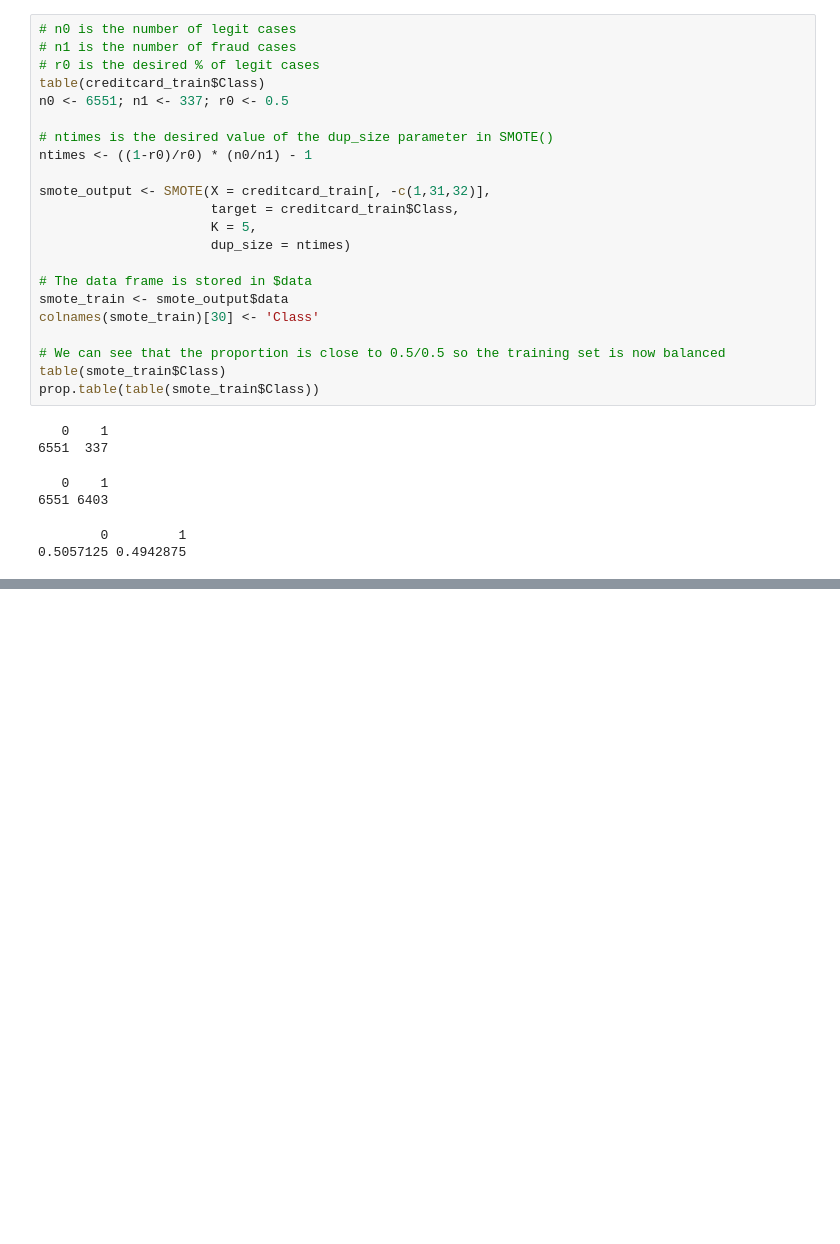
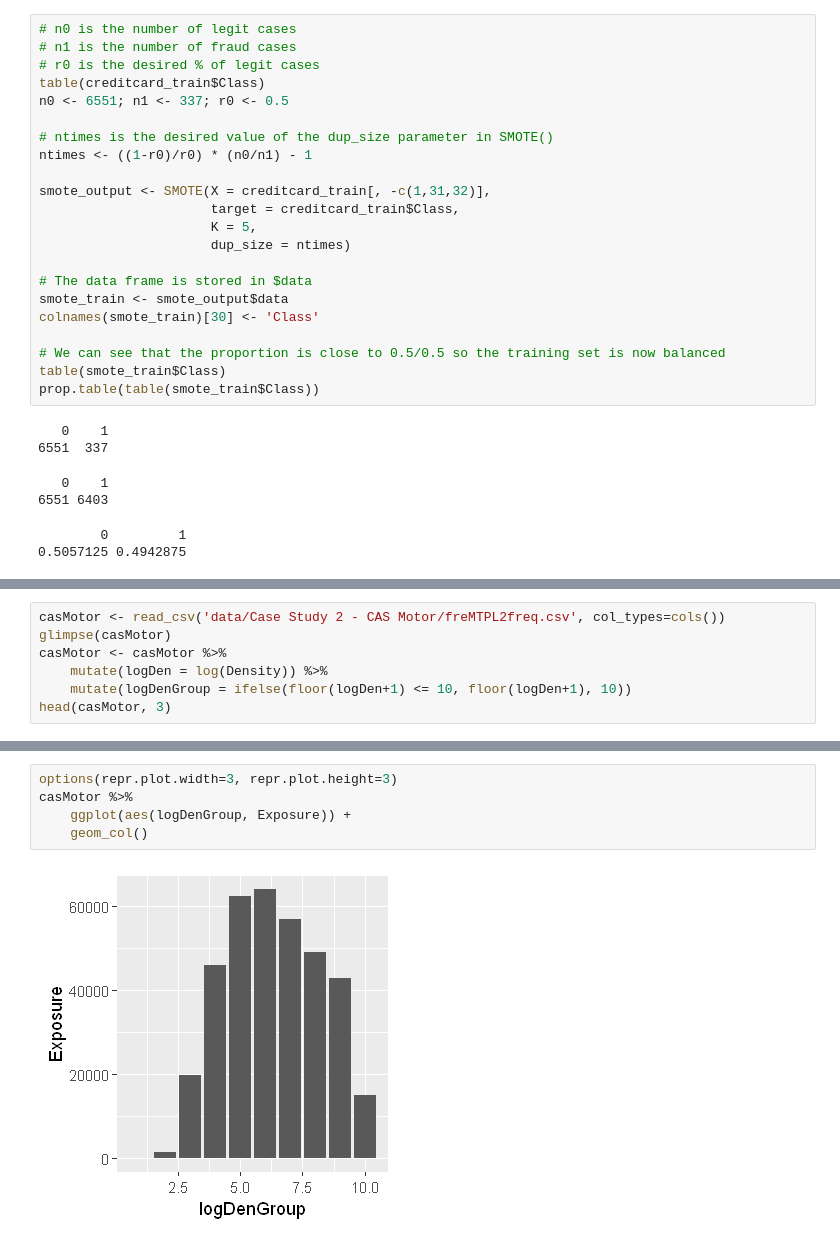
Before and after one commit to LanceWhitehorn/ACST4005, a Jupyter notebook: 05 - Data Understanding & Preparation (Part 3).ipynb, the cells around one changed output, grey strips where cells are left out. Drawn from its saved outputs; the diff is of its cells as text; blank space fills up the shorter version.

```diff
--- a/05 - Data Understanding & Preparation (Part 3).ipynb
+++ b/05 - Data Understanding & Preparation (Part 3).ipynb
@@ -603,0 +640,7 @@ prop.table(table(smote_train$Class))
+# %%
+casMotor <- read_csv('data/Case Study 2 - CAS Motor/freMTPL2freq.csv', col_types=cols())
+glimpse(casMotor)
+casMotor <- casMotor %>%
+    mutate(logDen = log(Density)) %>%
+    mutate(logDenGroup = ifelse(floor(logDen+1) <= 10, floor(logDen+1), 10))
+head(casMotor, 3)
@@ -603,0 +666,7 @@ prop.table(table(smote_train$Class))
+# %%
+options(repr.plot.width=3, repr.plot.height=3)
+casMotor %>%
+    ggplot(aes(logDenGroup, Exposure)) +
+    geom_col()
+# %% [output]
+[figure, added]
```
Also changed, not shown: parts of 16 cells of this notebook.
